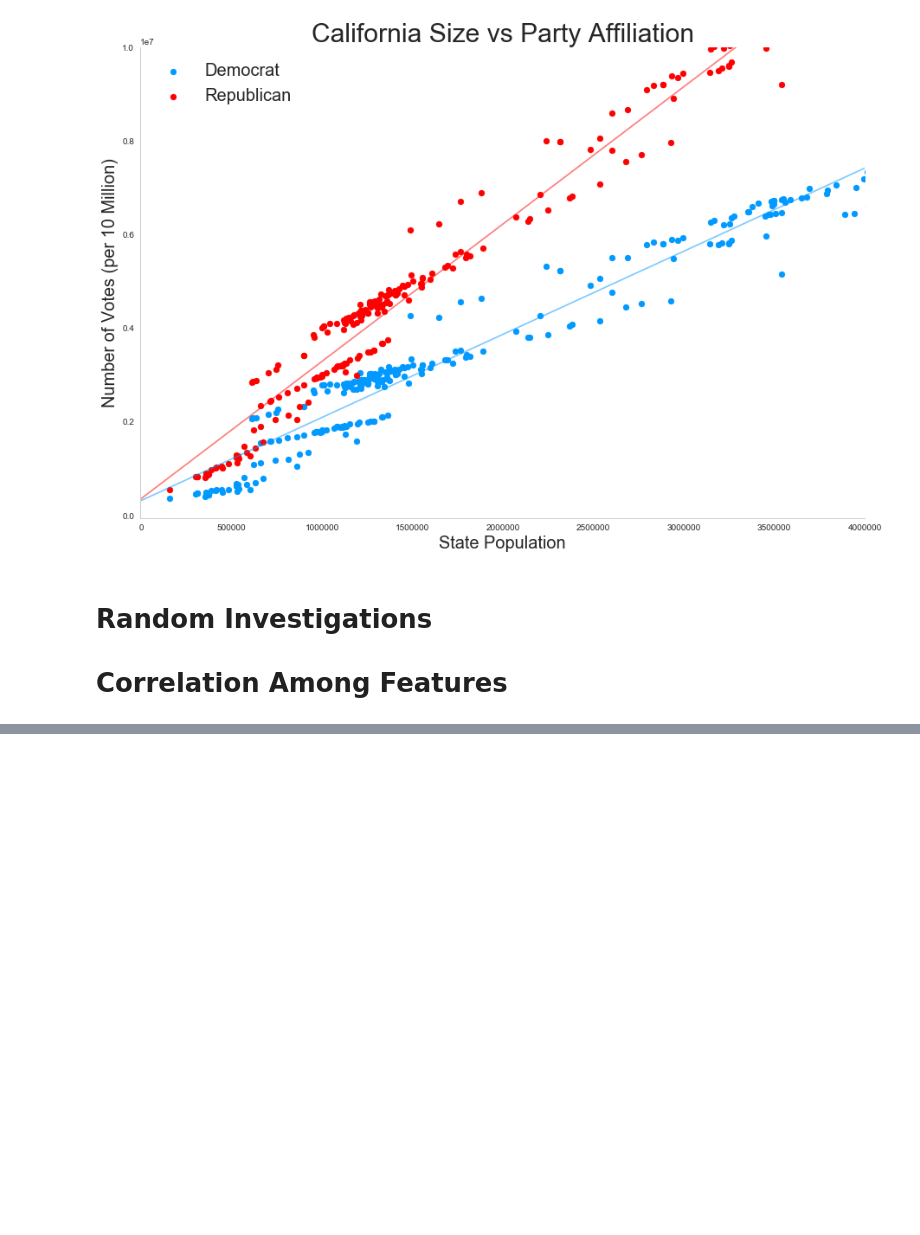
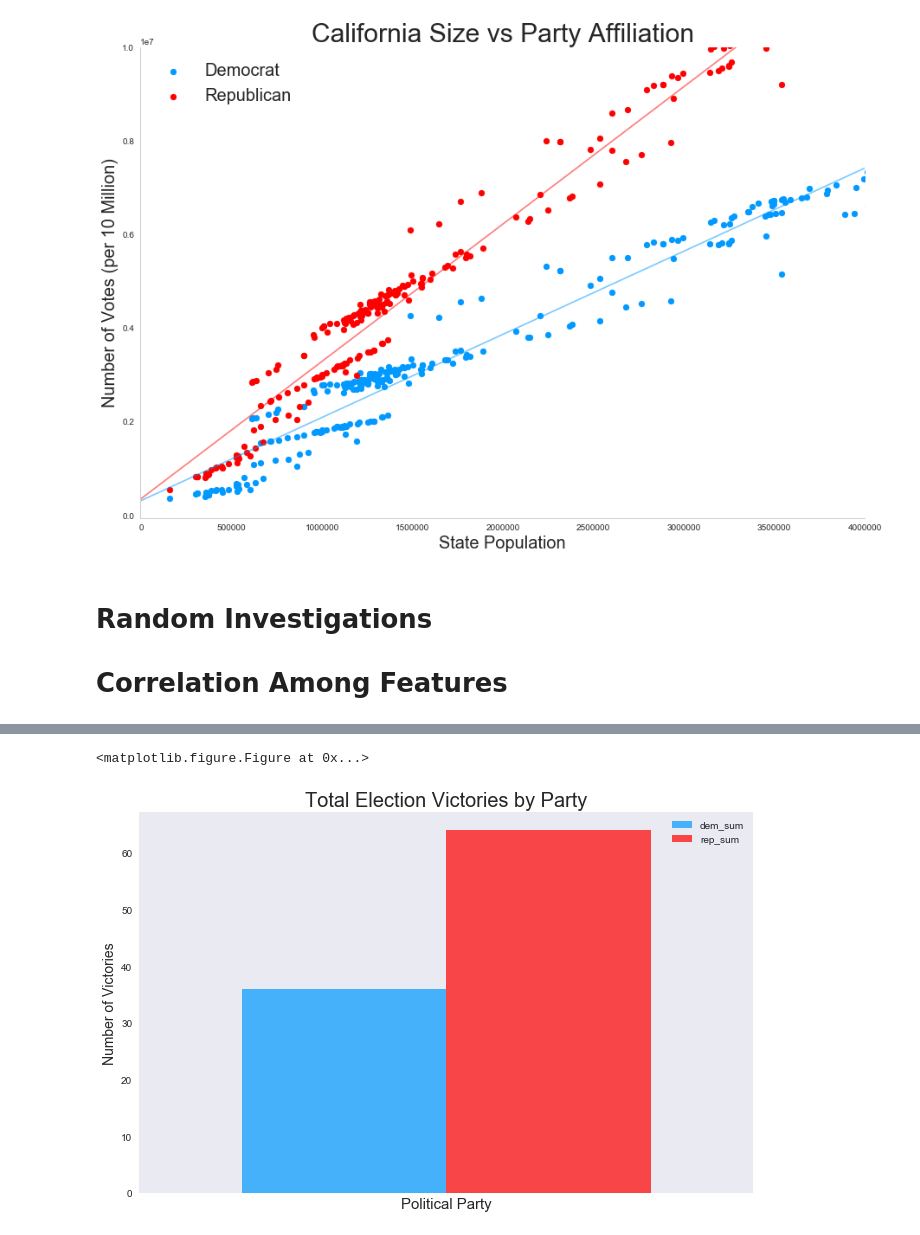
Before and after one commit to jwilber/Randomized_Election, a Jupyter notebook: code/Analysis.ipynb, the cells around one changed output, grey strips where cells are left out. Cells and saved outputs as stored; diff of their text form; code cells hidden in the pictures; blank space fills up the shorter version.

```diff
--- a/code/Analysis.ipynb
+++ b/code/Analysis.ipynb
@@ -169,12 +170,14 @@ def apportion(pops, states, seats_to_assign=435, initial=1, extras=2, exclude='D
         assigned[max_priority] += 1
         remaining -= 1
     assigned = insert_i(assigned, ex, 1)
-    assigned = [__ + 2 for __ in assigned]
+    assign_excess = int(np.floor((538-seats_to_assign)/51))
+    assigned = [__ + assign_excess for __ in assigned]
+
     return assigned
 
-def run_election(df, st='state', pop='population', ev='ev'):
+def run_election(df, st='state', pop='population', ev='ev', seats_to_assign=435):
     states = make_states(df, st)
-    states[ev] = apportion(states[pop], states[st])
+    states[ev] = apportion(states[pop], states[st], seats_to_assign=seats_to_assign)
     return (sum(states.ev[states.win == 'R']), sum(states.ev[states.win == 'D']))
 # %%
 state1 = randomize_election(election)
@@ -555,7 +648,7 @@ plt.show()
 
 # Correlation Among Features
 # %%
-f, ax = plt.subplots(figsize=(15, 12))
-corr = election.corr()
-sns.heatmap(corr, mask=np.zeros_like(corr, dtype=np.bool), cmap=sns.diverging_palette(220, 10, as_cmap=True),
-            square=True, ax=ax)
+# f, ax = plt.subplots(figsize=(6, 14))
+# corr = election.corr()
+# sns.heatmap(corr, mask=np.zeros_like(corr, dtype=np.bool), cmap=sns.diverging_palette(220, 10, as_cmap=True),
+#             square=True, ax=ax)
@@ -589,0 +773,20 @@ plt.colorbar();
+# %%
+elec_votes = pd.DataFrame({'dem_sum': newdata487['winner'].value_counts()['D'],
+                     'rep_sum': newdata487['winner'].value_counts()['R']},
+                    index=[0])
+plt.figure(figsize=(20,20), facecolor='white')
+elec_votes.plot(kind='bar', color=['#0099ff','#ff0000'], width=1, alpha=.7, figsize=(11,7))
+hfont = {'fontname':'sans-serif'}
+plt.title("Total Election Victories by Party", fontsize=20, **hfont)
+plt.grid(False)
+plt.xlabel('Political Party', fontsize=15)
+plt.ylabel('Number of Victories', fontsize=14)
+plt.gca().spines['top'].set_visible(False)
+plt.gca().spines['right'].set_visible(False)
+plt.xticks([])
+ax.set_facecolor('white')
+
+plt.show()
+# %% [output]
+<matplotlib.figure.Figure at 0x...>
+[figure, added]
```
Also changed, not shown: parts of 42 cells of this notebook, 2 other files.
